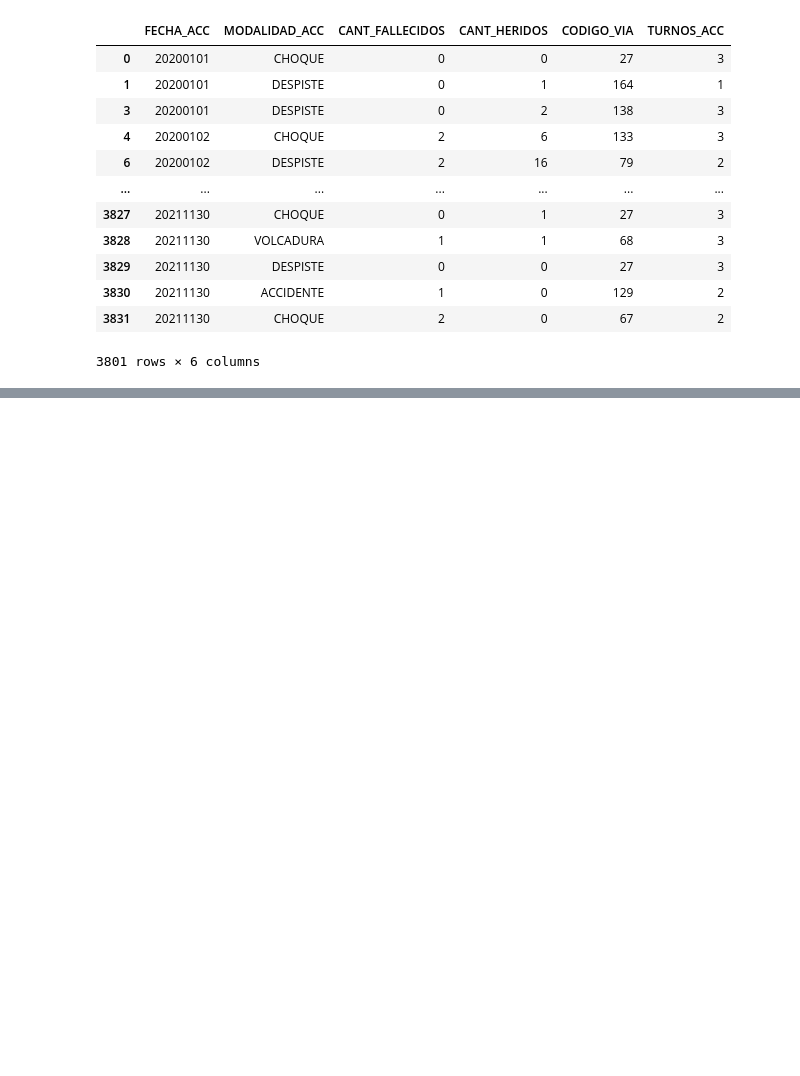
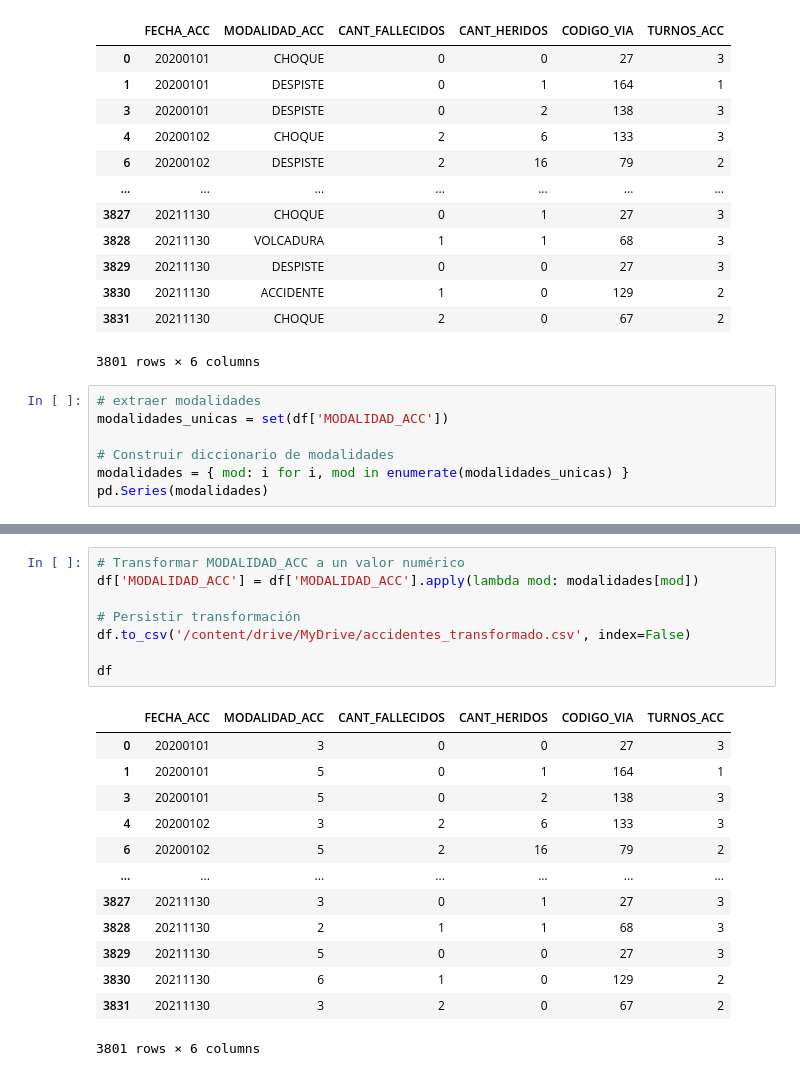
Before and after one commit to voz-mk/sistemas-inteligentes, a Jupyter notebook: main.ipynb, the cells around one changed output, grey strips where cells are left out. Saved outputs shown, nothing was run; the diff lists cells and outputs as text; blank space fills up the shorter version.

Commit message:
convertir datos de columna "MODALIDAD_ACC" a valores numericos

```diff
--- a/main.ipynb
+++ b/main.ipynb
@@ -169,3 +171,10 @@ df
 | 3830 | 20211130 | ACCIDENTE | 1 | 0 | 129 | 2 |
 | 3831 | 20211130 | CHOQUE | 2 | 0 | 67 | 2 |
 3801 rows × 6 columns
+# %%
+# extraer modalidades
+modalidades_unicas = set(df['MODALIDAD_ACC'])
+
+# Construir diccionario de modalidades
+modalidades = { mod: i for i, mod in enumerate(modalidades_unicas) }
+pd.Series(modalidades)
@@ -171,0 +191,22 @@ df
+# %%
+# Transformar MODALIDAD_ACC a un valor numérico
+df['MODALIDAD_ACC'] = df['MODALIDAD_ACC'].apply(lambda mod: modalidades[mod])
+
+# Persistir transformación
+df.to_csv('/content/drive/MyDrive/accidentes_transformado.csv', index=False)
+
+df
+# %% [output]
+|  | FECHA_ACC | MODALIDAD_ACC | CANT_FALLECIDOS | CANT_HERIDOS | CODIGO_VIA | TURNOS_ACC |
+| 0 | 20200101 | 3 | 0 | 0 | 27 | 3 |
+| 1 | 20200101 | 5 | 0 | 1 | 164 | 1 |
+| 3 | 20200101 | 5 | 0 | 2 | 138 | 3 |
+| 4 | 20200102 | 3 | 2 | 6 | 133 | 3 |
+| 6 | 20200102 | 5 | 2 | 16 | 79 | 2 |
+| ... | ... | ... | ... | ... | ... | ... |
+| 3827 | 20211130 | 3 | 0 | 1 | 27 | 3 |
+| 3828 | 20211130 | 2 | 1 | 1 | 68 | 3 |
+| 3829 | 20211130 | 5 | 0 | 0 | 27 | 3 |
+| 3830 | 20211130 | 6 | 1 | 0 | 129 | 2 |
+| 3831 | 20211130 | 3 | 2 | 0 | 67 | 2 |
+3801 rows × 6 columns
```
Also changed, not shown: parts of 2 cells of this notebook.
